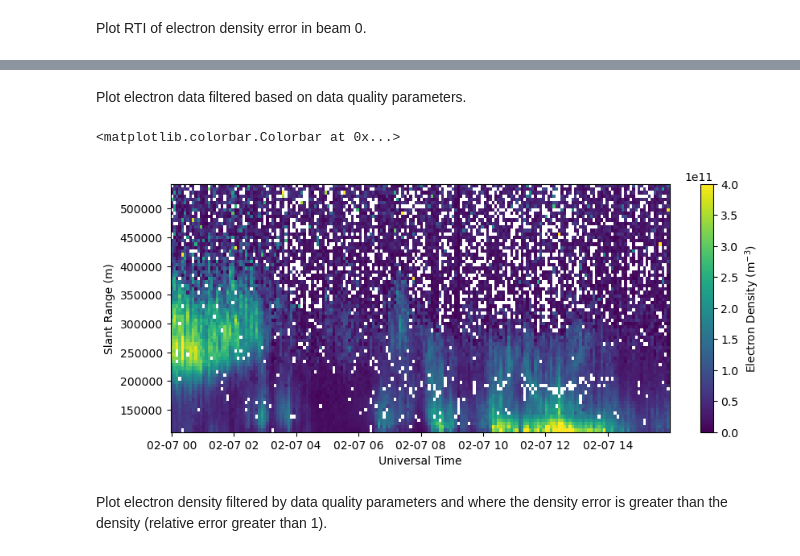
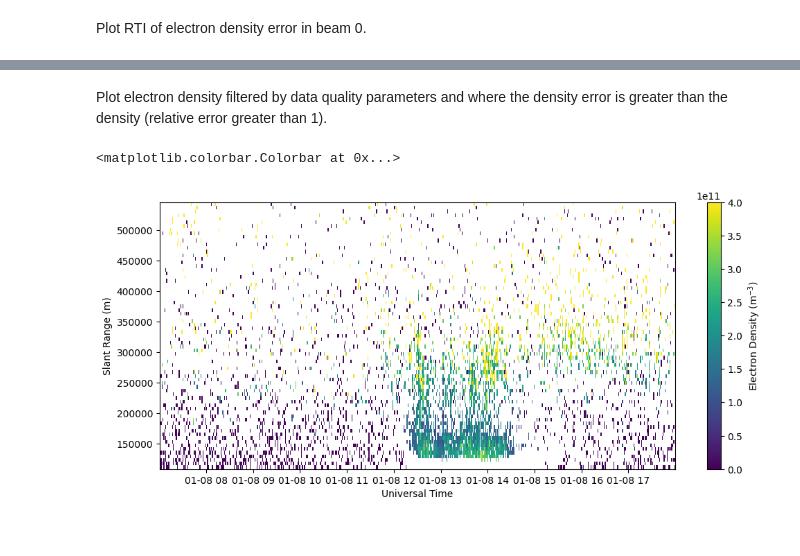
Before and after one commit to amisr/amisr_user_manual, a Jupyter notebook: errors_madrigal.ipynb, the cells around one changed output, grey strips where cells are left out. Cells and saved outputs as stored; diff of their text form; code cells hidden in the pictures.

Commit message:
modified errors notebook

```diff
--- a/errors_madrigal.ipynb
+++ b/errors_madrigal.ipynb
@@ -7,6 +7,6 @@ import h5py
 import numpy as np
 import matplotlib.pyplot as plt
 # %%
-filename = 'data/20200207.001_lp_5min-fitcal.h5'
+filename = 'data/pfa20240108.001_lp_fit_01min.001.h5'
 # %% [markdown]
 ## Error Fields
@@ -28,9 +29,22 @@ time = utime.astype('datetime64[s]')
 # %% [markdown]
 Plot RTI of electron density in beam 0.
 # %%
-fig = plt.figure(figsize=(10,4))
+with h5py.File(filename, 'r') as h5:
+
+    bidx = np.array(h5['Data/Array Layout'])[0]
+
+    rng = np.array(h5['Data/Array Layout'][bidx]['range'])
+    ne = np.array(h5['Data/Array Layout'][bidx]['2D Parameters']['ne']).T
+    utime = np.array(h5['Data/Array Layout'][bidx]['timestamps'])
+
+    dNe = np.array(h5['Data/Array Layout'][bidx]['2D Parameters']['dne']).T
+
+
+time = utime.astype('datetime64[s]')
+
+fig = plt.figure(figsize=(12,5))
 ax = fig.add_subplot(111)
-c = ax.pcolormesh(time, rng[0,np.isfinite(rng[0,:])], Ne[:,0,np.isfinite(rng[0,:])].T, vmin=0., vmax=4.e11)
+c = ax.pcolormesh(time, rng[np.isfinite(rng)], ne[:,np.isfinite(rng)].T, vmin=0., vmax=4.e11)
 ax.set_xlabel('Universal Time')
 ax.set_ylabel('Slant Range (m)')
 fig.colorbar(c, label=r'Electron Density (m$^{-3}$)')
@@ -57,7 +69,12 @@ AMISR data files contain two useful data quality parameters, both in the `Fitted
 # %%
 with h5py.File(filename, 'r') as h5:
-    fitcode = h5['FittedParams/FitInfo/fitcode'][:]
-    chi2 = h5['FittedParams/FitInfo/chi2'][:]
+    bidx = np.array(h5['Data/Array Layout'])[0]
+    rng = np.array(h5['Data/Array Layout'][bidx]['range'])
+    utime = np.array(h5['Data/Array Layout'][bidx]['timestamps'])
+    ne = np.array(h5['Data/Array Layout'][bidx]['2D Parameters']['ne']).T
+    chi2 = np.array(h5['Data/Array Layout'][bidx]['2D Parameters']['chisq']).T
+    dNe = np.array(h5['Data/Array Layout'][bidx]['2D Parameters']['dne']).T
 
-print(Ne.shape, fitcode.shape, chi2.shape)
+
+print(ne.shape, chi2.shape)
 # %% [output]
@@ -67,18 +97,17 @@ Note that the `fitcode` and `chi2` arrays have the same shape as all the other d
 # %% [markdown]
-Plot electron data filtered based on data quality parameters.
+Plot electron density filtered by data quality parameters and where the density error is greater than the density (relative error greater than 1).
 # %%
-bad_data = np.logical_or(~np.isin(fitcode, [1,2,3,4]), np.logical_or(chi2<0.1, chi2>10.))
-Ne_filt = Ne.copy()
+bad_data = np.logical_or(np.logical_or(chi2<0.1, chi2>10.), ne < dNe)
+Ne_filt = ne.copy()
 Ne_filt[bad_data] = np.nan
 
-fig = plt.figure(figsize=(10,4))
+fig = plt.figure(figsize=(12,5))
 ax = fig.add_subplot(111)
-c = ax.pcolormesh(time, rng[0,np.isfinite(rng[0,:])], Ne_filt[:,0,np.isfinite(rng[0,:])].T, vmin=0., vmax=4.e11)
+c = ax.pcolormesh(time, rng[np.isfinite(rng)], Ne_filt[:,np.isfinite(rng)].T, vmin=0., vmax=4.e11)
+
 ax.set_xlabel('Universal Time')
 ax.set_ylabel('Slant Range (m)')
 fig.colorbar(c, label=r'Electron Density (m$^{-3}$)')
 # %% [output]
 <matplotlib.colorbar.Colorbar at 0x...>
-[figure, old version]
+[figure, new version]
-# %% [markdown]
-Plot electron density filtered by data quality parameters and where the density error is greater than the density (relative error greater than 1).
```
Also changed, not shown: parts of 10 cells of this notebook, 1 other file.
